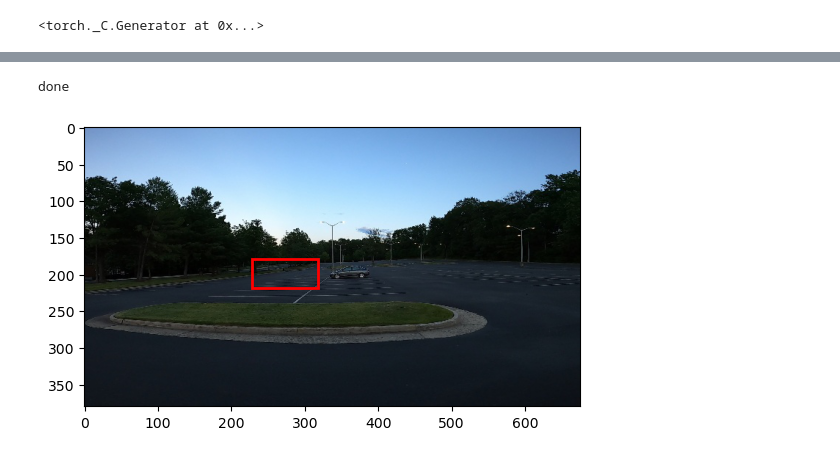
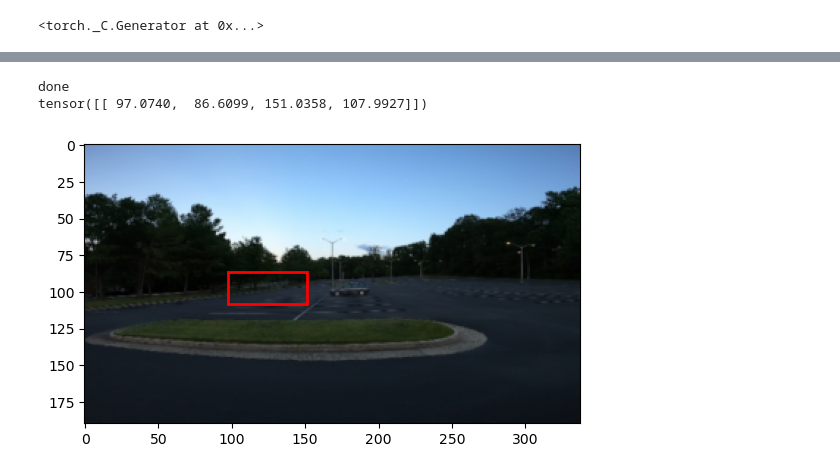
Before and after one commit to PaMilot/Car-detection, a Jupyter notebook: own_model.ipynb, the cells around one changed output, grey strips where cells are left out. Cells and saved outputs as stored; diff of their text form; code cells hidden in the pictures.

```diff
--- a/own_model.ipynb
+++ b/own_model.ipynb
@@ -33,0 +28,11 @@ NEW_Y = 190
+# %%
+# Global variables
+
+NEW_WIDTH = 338
+NEW_HEIGHT = 190
+
+# NEW_HEIGHT = 190
+# NEW_WIDTH = 338
+
+# cv2     : [height, width, c]
+# pytorch : [channels, height, width]
@@ -83,7 +116,7 @@ class CarRecognitionNet(nn.Module):
         self.conv2 = nn.Conv2d(16, 32, kernel_size=5, stride=1, padding=1)
         # 166, 92
 
-        self.dynamic_input = int(((((NEW_Y-2)//2)-2)//2) * ((((NEW_X-2)//2)-2)//2) * 32)
+        self.dynamic_input = int(((((NEW_HEIGHT-2)//2)-2)//2) * ((((NEW_WIDTH-2)//2)-2)//2) * 32)
         # pseudo-dynamic output of the conv layers
 
         self.fc1 = nn.Linear(self.dynamic_input, 128)
@@ -105,9 +138,9 @@ import torch.optim as optim
 
 # images INITIAL shape : 676 x 380
 
-learning_rate = 0.001
-epochs = 10
-model = CarRecognitionNet(NEW_X*NEW_Y*3) # image size et 3 canaux RGB
+learning_rate = 0.0005
+epochs = 1000
+model = CarRecognitionNet(NEW_WIDTH*NEW_HEIGHT*3) # image size et 3 canaux RGB
 
 criterion = nn.MSELoss()
 optimizer = optim.Adam(model.parameters(), lr=learning_rate)
@@ -116,17 +167,22 @@ output=train(model, criterion, train_loader, val_loader, optimizer, epochs)
 # %%
 model.eval()
 for name, param in model.named_parameters():
     param.requires_grad = False
 print("done")
 
 image_path = 'data/test/vid_5_400.jpg'
-image = Image.open(image_path)
-transform = transforms.Compose([transforms.Resize((NEW_X,NEW_Y)),
-                                transforms.ToTensor()])
+image = cv2.imread(image_path)
+image = cv2.cvtColor(image, cv2.COLOR_BGR2RGB) # for display
+image = image[:,:,:3]
+
+transform = transforms.Compose([transforms.ToTensor(), # -> [C, H, W]
+                                transforms.Resize((NEW_HEIGHT, NEW_WIDTH))])
 img = transform(image)
-img = img.unsqueeze(0) # simuler un batch size de 1 pour avoir la bonne dim
+
 pred = model(img)
-display_bounding_boxes(image, pred)
+print(pred)
+display_bounding_boxes(img.permute(1,2,0).numpy(), pred) # -> [H, W, C]
 # %% [output]
 done
+tensor([[ 97.0740,  86.6099, 151.0358, 107.9927]])
-[figure, old version]
+[figure, new version]
```
Also changed, not shown: parts of 13 cells of this notebook.
